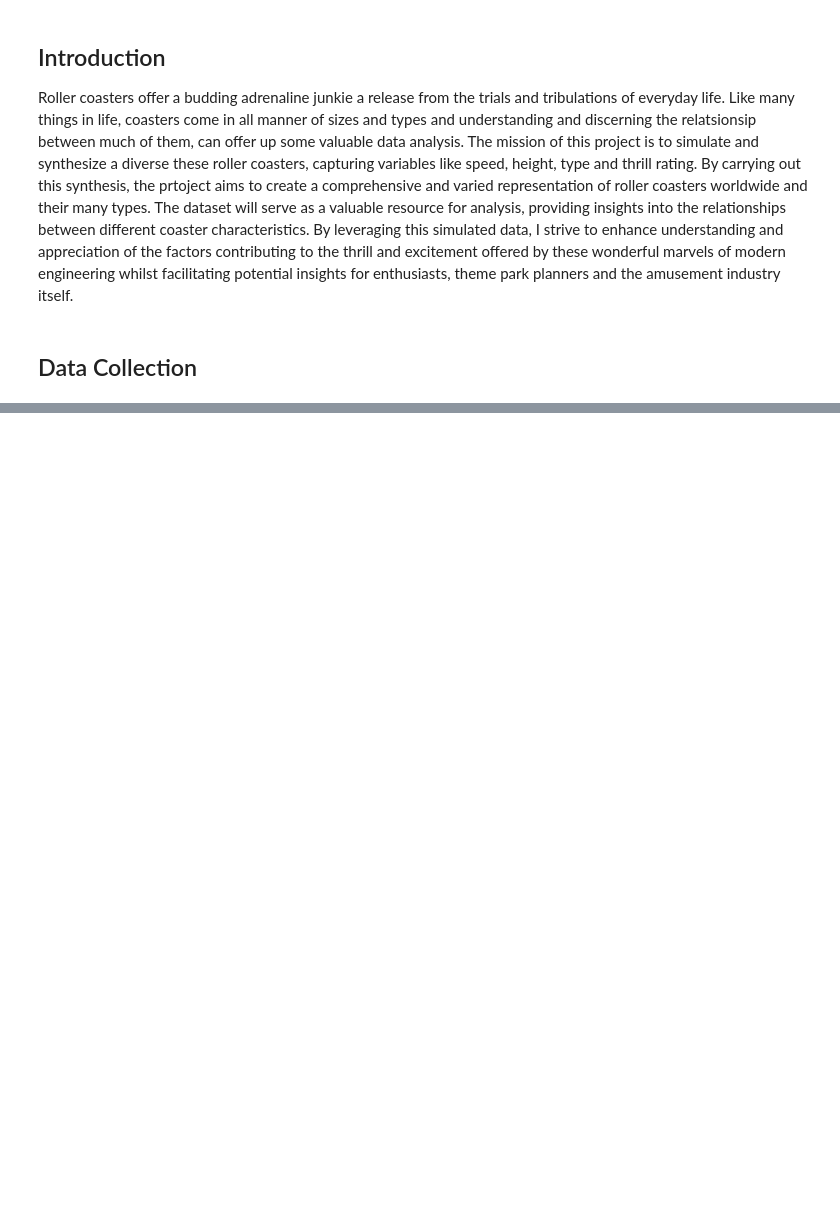
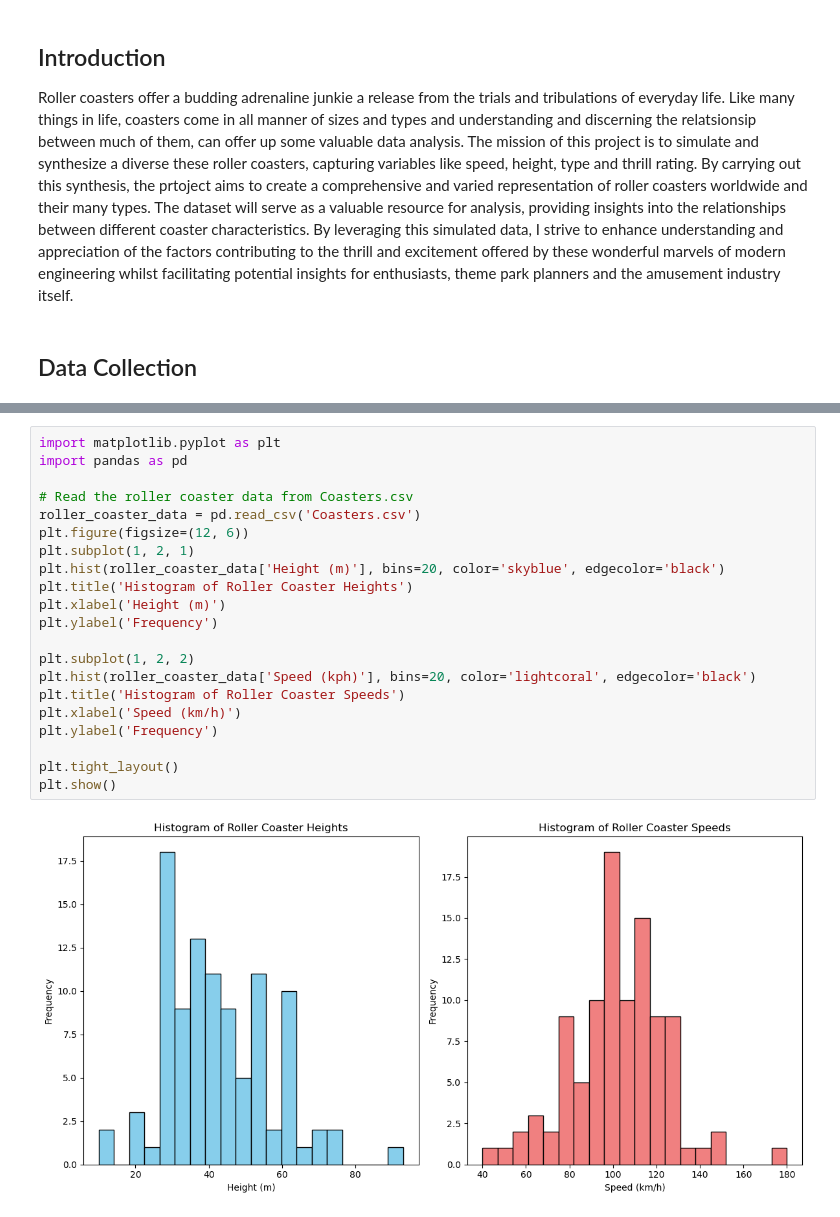
Before and after one commit to Gerbs2193/Programming-for-Data-Analytics, a Jupyter notebook: project.ipynb/project.ipynb, the cells around one changed output, grey strips where cells are left out. Cells and saved outputs as stored; diff of their text form; blank space fills up the shorter version.

```diff
--- a/project.ipynb/project.ipynb
+++ b/project.ipynb/project.ipynb
@@ -193,0 +182,23 @@ print(roller_coaster_data)
+# %%
+import matplotlib.pyplot as plt
+import pandas as pd
+
+# Read the roller coaster data from Coasters.csv
+roller_coaster_data = pd.read_csv('Coasters.csv')
+plt.figure(figsize=(12, 6))
+plt.subplot(1, 2, 1)
+plt.hist(roller_coaster_data['Height (m)'], bins=20, color='skyblue', edgecolor='black')
+plt.title('Histogram of Roller Coaster Heights')
+plt.xlabel('Height (m)')
+plt.ylabel('Frequency')
+
+plt.subplot(1, 2, 2)
+plt.hist(roller_coaster_data['Speed (kph)'], bins=20, color='lightcoral', edgecolor='black')
+plt.title('Histogram of Roller Coaster Speeds')
+plt.xlabel('Speed (km/h)')
+plt.ylabel('Frequency')
+
+plt.tight_layout()
+plt.show()
+# %% [output]
+[figure, added]
```
Also changed, not shown: parts of 5 cells of this notebook, 1 other file.
